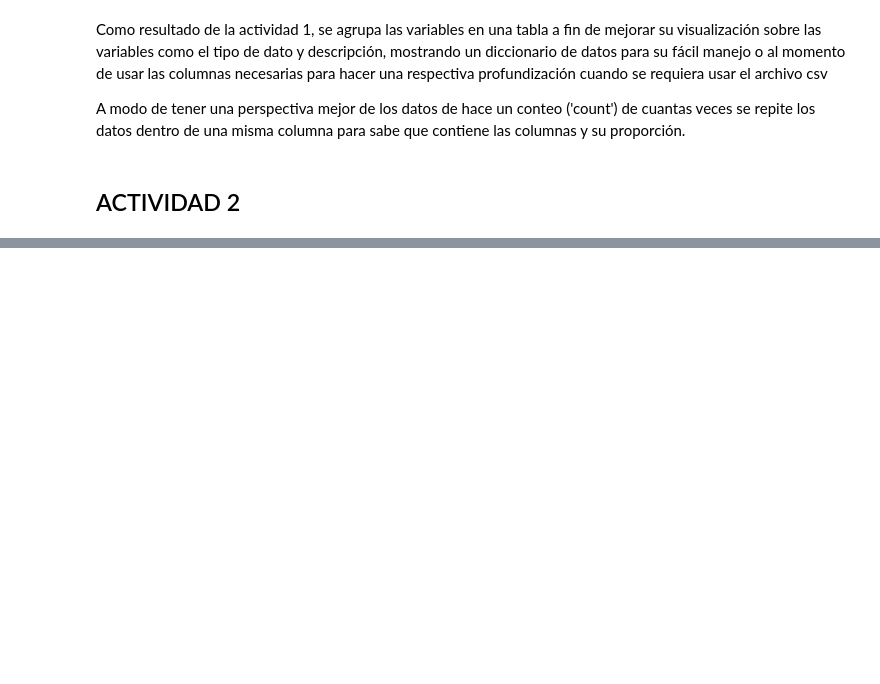
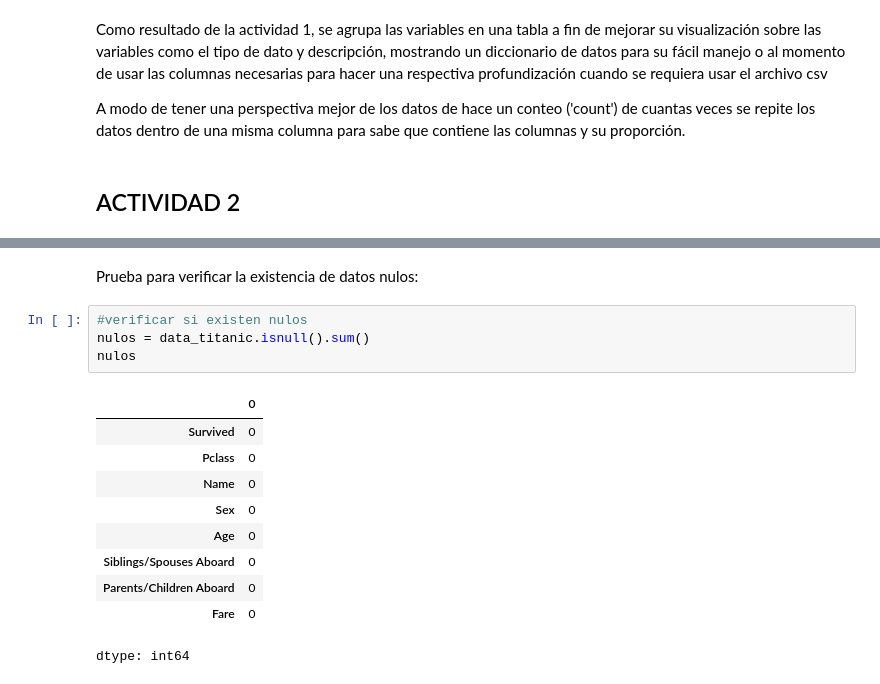
Before and after one commit to GermanMacias/CienciaDeDatos_EAN, a Jupyter notebook: Ciencia_de_datos_pyhton_EAN.ipynb, the cells around one changed output, grey strips where cells are left out. Drawn from its saved outputs; the diff is of its cells as text; blank space fills up the shorter version.

```diff
--- a/Ciencia_de_datos_pyhton_EAN.ipynb
+++ b/Ciencia_de_datos_pyhton_EAN.ipynb
@@ -109,0 +127,17 @@ A modo de tener una perspectiva mejor de los datos de hace un conteo ('count') d
+# %% [markdown]
+Prueba para verificar la existencia de datos nulos:
+# %%
+#verificar si existen nulos
+nulos = data_titanic.isnull().sum()
+nulos
+# %% [output]
+|  | 0 |
+| Survived | 0 |
+| Pclass | 0 |
+| Name | 0 |
+| Sex | 0 |
+| Age | 0 |
+| Siblings/Spouses Aboard | 0 |
+| Parents/Children Aboard | 0 |
+| Fare | 0 |
+dtype: int64
```
Also changed, not shown: parts of 10 cells of this notebook.
